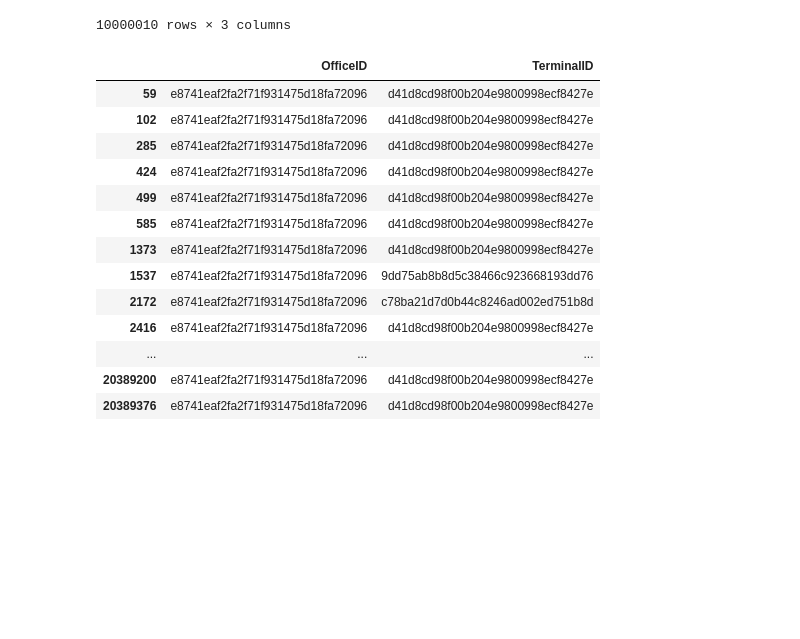
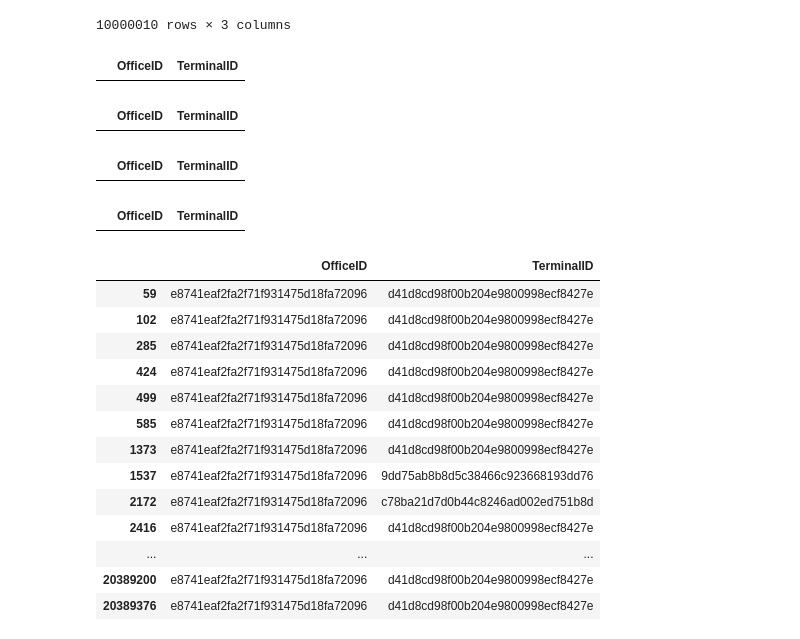
Before and after one commit to jangeloni/challenge_amadeus, a Jupyter notebook: bonus_exercise_1.ipynb, the cells around one changed output. Cells and saved outputs as stored; diff of their text form; code cells hidden in the pictures; blank space fills up the shorter version.

```diff
--- a/bonus_exercise_1.ipynb
+++ b/bonus_exercise_1.ipynb
@@ -91,5 +95,6 @@ We will interet at first at the long series of digits and characters
   *   rloc
 # %%
 #LISTS WITH INTERESTING FIELDS
-list_searches = ['OfficeID','TerminalID']
+list_searches = ['OfficeID','Origin','Destination']
 list_bookings = [3,4,5]
+print(DF_SEARCHES_ARCH.columns.values)
@@ -141,6 +148,22 @@ DF_BOOKINGS_ARCH
 | 10000008 | e2679367673d50f1ee085127d8a00eba | 5f26f53ca29672815e0ee3bd93a2b0e4 | 4eb40315a7263131ae17712cd505b62a |
 | 10000009 | e2679367673d50f1ee085127d8a00eba | 5f26f53ca29672815e0ee3bd93a2b0e4 | 4eb40315a7263131ae17712cd505b62a |
 10000010 rows × 3 columns
+# %%
+DF_SEARCHES_ARCH.loc[DF_SEARCHES_ARCH['TerminalID'] == '6aac76be827046526ba3a42331020e58']
+# %% [output]
+|  | OfficeID | TerminalID |
+# %%
+DF_SEARCHES_ARCH.loc[DF_SEARCHES_ARCH['TerminalID'] == 'a6561da9ff9fdbae66094468dd46fc86']
+# %% [output]
+|  | OfficeID | TerminalID |
+# %%
+DF_SEARCHES_ARCH.loc[DF_SEARCHES_ARCH['TerminalID'] == '83ccf07a55606976f78e63fcc805f58c']
+# %% [output]
+|  | OfficeID | TerminalID |
+# %%
+DF_SEARCHES_ARCH.loc[DF_SEARCHES_ARCH['OfficeID'] == '6aac76be827046526ba3a42331020e58']
+# %% [output]
+|  | OfficeID | TerminalID |
 # %%
 DF_SEARCHES_ARCH.loc[DF_SEARCHES_ARCH['OfficeID'] == 'e8741eaf2fa2f71f931475d18fa72096']
 # %% [output]
```
Also changed, not shown: parts of 12 cells of this notebook.
